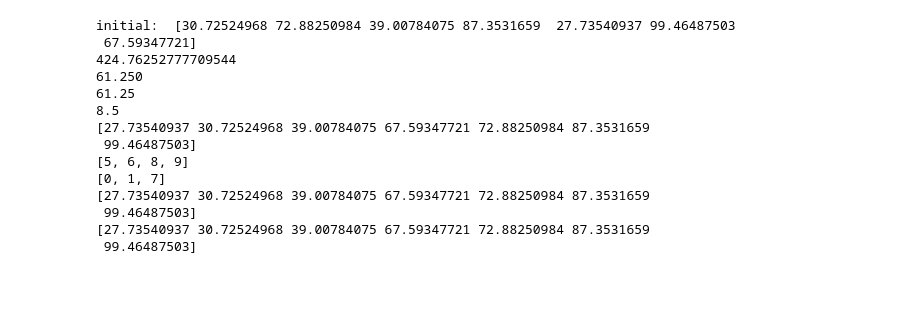
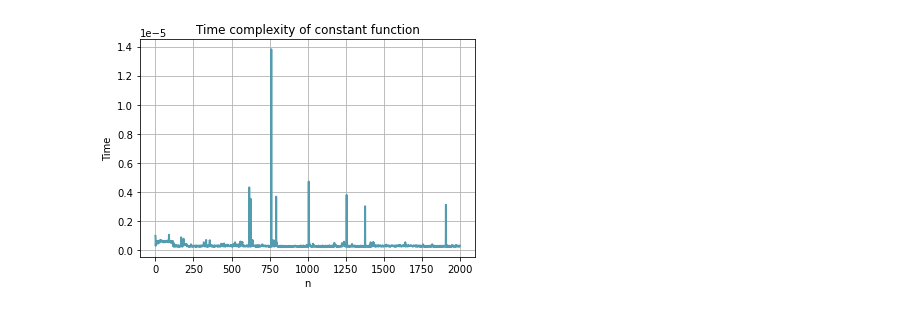
Before and after one commit to alex-mat-s/Algorithms_ITMO, a Jupyter notebook: Lab1.ipynb, the cells around one changed output. Cells and saved outputs as stored; diff of their text form; code cells hidden in the pictures; blank space fills up the shorter version.

```diff
--- a/Lab1.ipynb
+++ b/Lab1.ipynb
@@ -79,33 +132,36 @@ array([[ 8686,  7334,  7115],
+# %%
+# function for data representation
+
+def lineplot(x_data, y_data, x_label, y_label, title):
+    # Create the plot object
+    _, ax = plt.subplots()
+
+    ax.plot(x_data, y_data, lw = 2, color = '#539caf', alpha = 1)
+    ax.grid()
+    ax.set_title(title)
+    ax.set_xlabel(x_label)
+    ax.set_ylabel(y_label)
 # %%
-#Vector generation
-vector = np.random.uniform(low=0, high=100, size=7)
-print("initial: ", vector)
-print(sum_function(vector))
-v2 = [5, 6, 9, 8]
-v3 = [7, 1, 0]
-print(poly_direct_function(v2, x=1.5))
-print(poly_horner_function(v2, x=1.5))
-print(poly_horner_function(v3, x=1.5))
-print(bubble_sort_function(vector))
-print(bubble_sort_function(v2))
-print(bubble_sort_function(v3))
-print(quick_sort_function(vector))
-print(timsort_function(vector))
-# for n in range(1, 2001):
-#     for i(5):
-#         vector = np.
+# Time complexity estimation for constant function
+avg_times = []
+for n in range(1, 2001):
+    t = []
+    for i in range(5):
+        #vector initialization
+        vector = np.random.uniform(low=0, high=100, size=n)
+
+        #start time
+        start_t = time.perf_counter()
+
+        const_function(vector)
+
+        #end_time
+        end_t = time.perf_counter()
+
+        t.append(end_t-start_t)
+
+    avg_times.append(np.mean(t))
+
+lineplot([n for n in range(2000)], avg_times, 'n', 'Time', 'Time complexity of constant function')
 # %% [output]
-initial:  [30.72524968 72.88250984 39.00784075 87.3531659  27.73540937 99.46487503
- 67.59347721]
-424.76252777709544
-61.250
-61.25
-8.5
-[27.73540937 30.72524968 39.00784075 67.59347721 72.88250984 87.3531659
- 99.46487503]
-[5, 6, 8, 9]
-[0, 1, 7]
-[27.73540937 30.72524968 39.00784075 67.59347721 72.88250984 87.3531659
- 99.46487503]
-[27.73540937 30.72524968 39.00784075 67.59347721 72.88250984 87.3531659
- 99.46487503]
+[figure, added]
```
Also changed, not shown: parts of 17 cells of this notebook, 1 other file.
